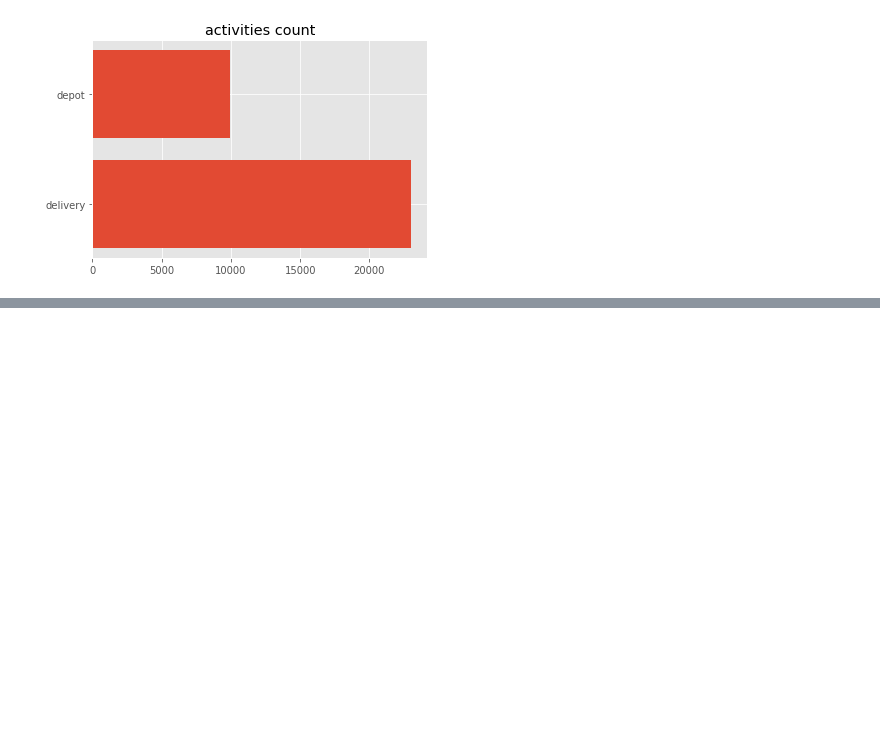
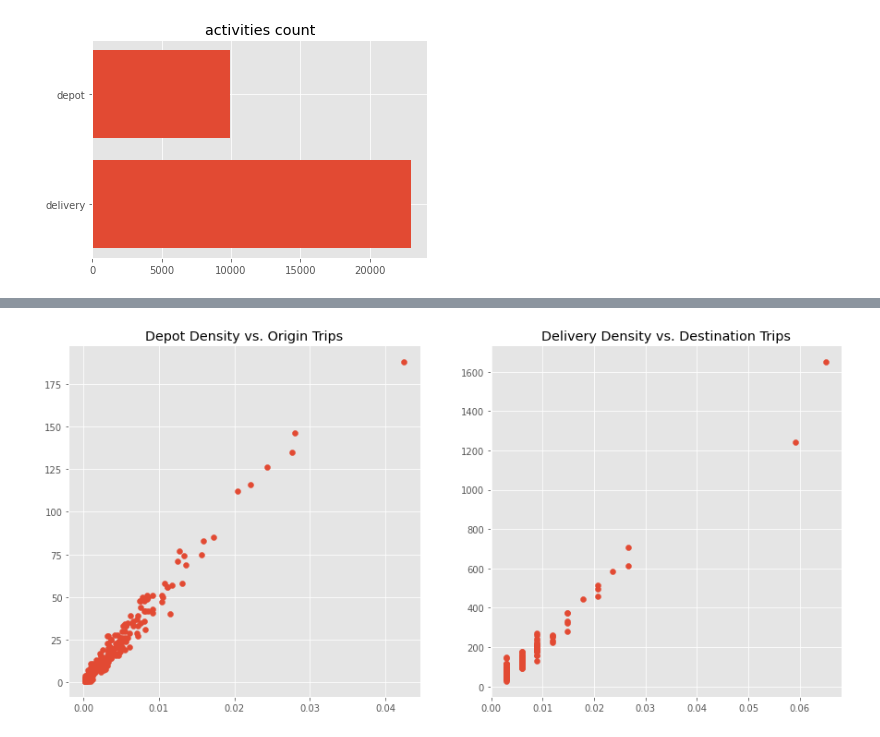
Before and after one commit to arup-group/pam, a Jupyter notebook: examples/17_tour.ipynb, the cells around one changed output, grey strips where cells are left out. Saved outputs shown, nothing was run; the diff lists cells and outputs as text; code cells hidden in the pictures; blank space fills up the shorter version.

```diff
--- a/examples/17_tour.ipynb
+++ b/examples/17_tour.ipynb
@@ -644,0 +492,7 @@ Text(0.5, 1.0, 'Delivery Density vs. Destination Trips')
+# %%
+freight_density.plot_compare_density(title_1='Depot Density vs. Origin Trips',
+                                     title_2='Delivery Density vs. Destination Trips',
+                                     o_activity='depot_density',
+                                     d_activity='delivery_density')
+# %% [output]
+[figure, added]
```
Also changed, not shown: parts of 40 cells of this notebook, 2 other files.
